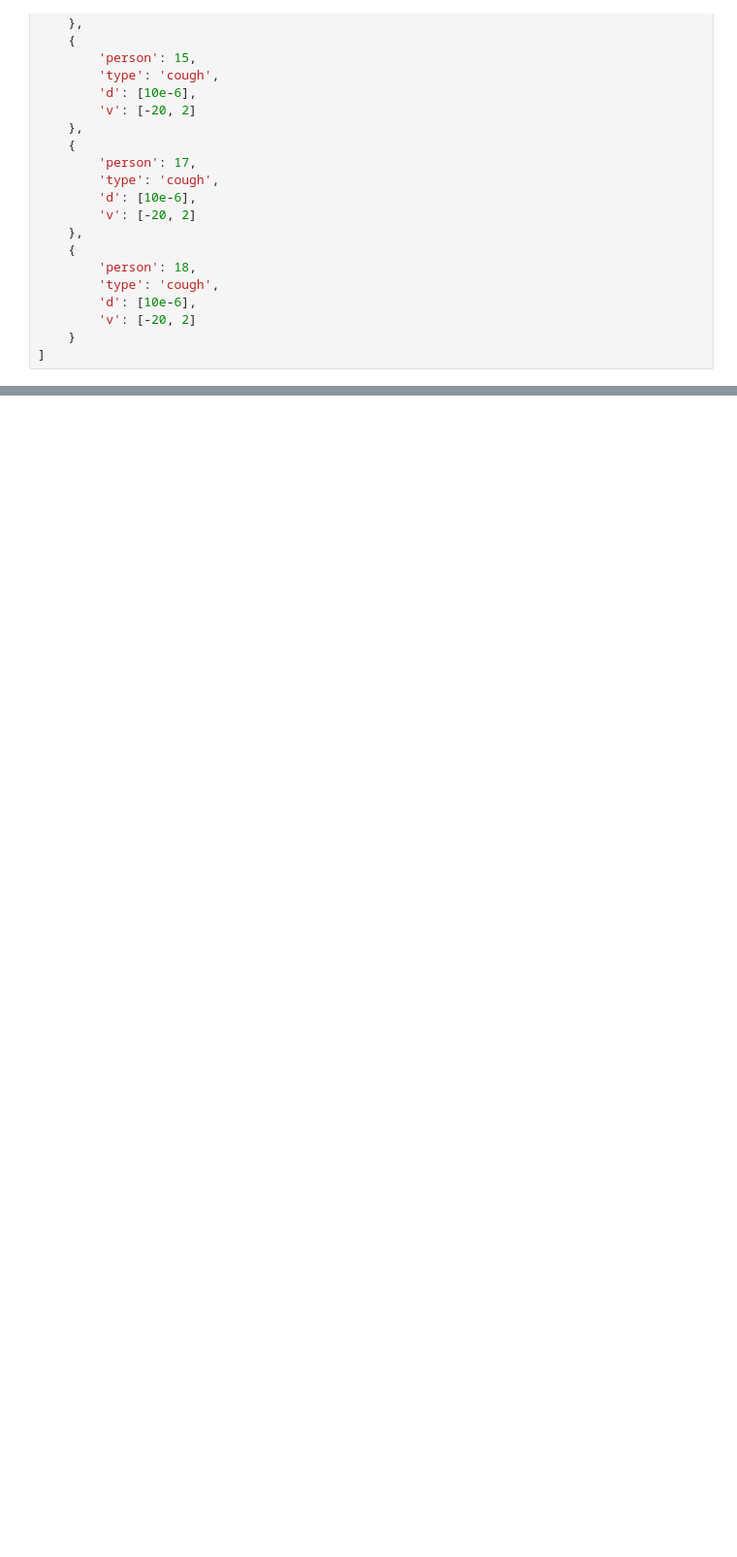
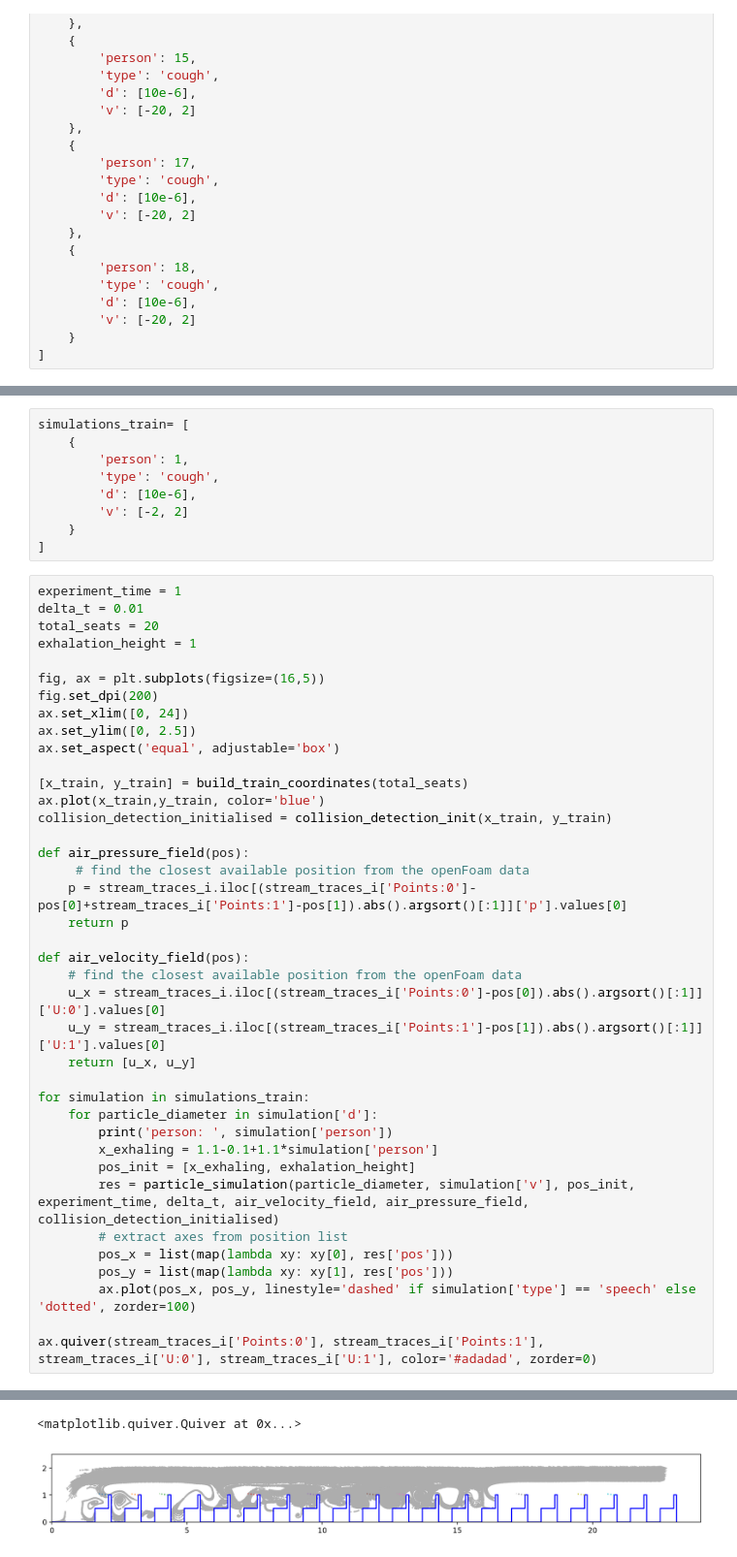
Before and after one commit to larsnolden/particle_trajectory, a Jupyter notebook: trajectory.ipynb, the cells around one changed output, grey strips where cells are left out. Shown at 97% size. Cells and saved outputs as stored; diff of their text form; blank space fills up the shorter version.

```diff
--- a/trajectory.ipynb
+++ b/trajectory.ipynb
@@ -425,0 +506,49 @@ def unsteady_air_velocity_field(pos, t):
+# %%
+simulations_train= [
+    {
+        'person': 1,
+        'type': 'cough',
+        'd': [10e-6],
+        'v': [-2, 2]
+    }
+]
+# %%
+experiment_time = 1
+delta_t = 0.01
+total_seats = 20
+exhalation_height = 1
+
+fig, ax = plt.subplots(figsize=(16,5))
+fig.set_dpi(200)
+ax.set_xlim([0, 24])
+ax.set_ylim([0, 2.5])
+ax.set_aspect('equal', adjustable='box')
+
+[x_train, y_train] = build_train_coordinates(total_seats)
+ax.plot(x_train,y_train, color='blue')
+collision_detection_initialised = collision_detection_init(x_train, y_train)
+
+def air_pressure_field(pos):
+     # find the closest available position from the openFoam data
+    p = stream_traces_i.iloc[(stream_traces_i['Points:0']-pos[0]+stream_traces_i['Points:1']-pos[1]).abs().argsort()[:1]]['p'].values[0]
+    return p
+
+def air_velocity_field(pos):
+    # find the closest available position from the openFoam data
+    u_x = stream_traces_i.iloc[(stream_traces_i['Points:0']-pos[0]).abs().argsort()[:1]]['U:0'].values[0]
+    u_y = stream_traces_i.iloc[(stream_traces_i['Points:1']-pos[1]).abs().argsort()[:1]]['U:1'].values[0]
+    return [u_x, u_y]
+
+for simulation in simulations_train:
+    for particle_diameter in simulation['d']:
+        print('person: ', simulation['person'])
+        x_exhaling = 1.1-0.1+1.1*simulation['person']
+        pos_init = [x_exhaling, exhalation_height]
+        res = particle_simulation(particle_diameter, simulation['v'], pos_init, experiment_time, delta_t, air_velocity_field, air_pressure_field, collision_detection_initialised)
+        # extract axes from position list
+        pos_x = list(map(lambda xy: xy[0], res['pos']))
+        pos_y = list(map(lambda xy: xy[1], res['pos']))
+        ax.plot(pos_x, pos_y, linestyle='dashed' if simulation['type'] == 'speech' else 'dotted', zorder=100)
+
+ax.quiver(stream_traces_i['Points:0'], stream_traces_i['Points:1'], stream_traces_i['U:0'], stream_traces_i['U:1'], color='#adadad', zorder=0)
+# %% [output]
@@ -425,0 +572,2 @@ def unsteady_air_velocity_field(pos, t):
+<matplotlib.quiver.Quiver at 0x...>
+[figure, added]
```
Also changed, not shown: parts of 14 cells of this notebook.
